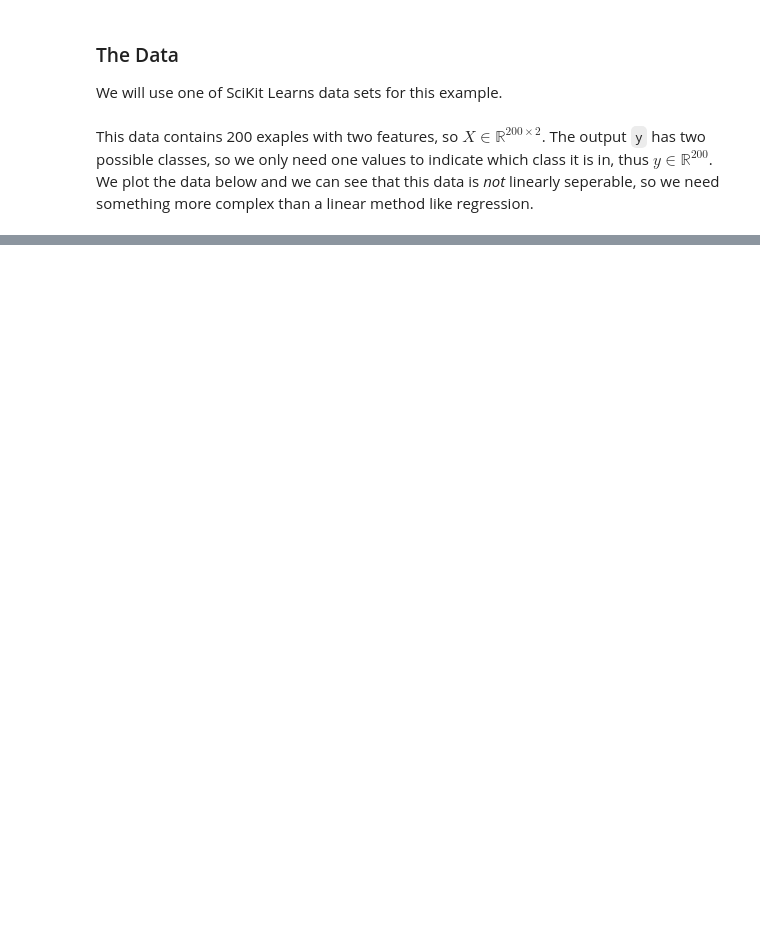
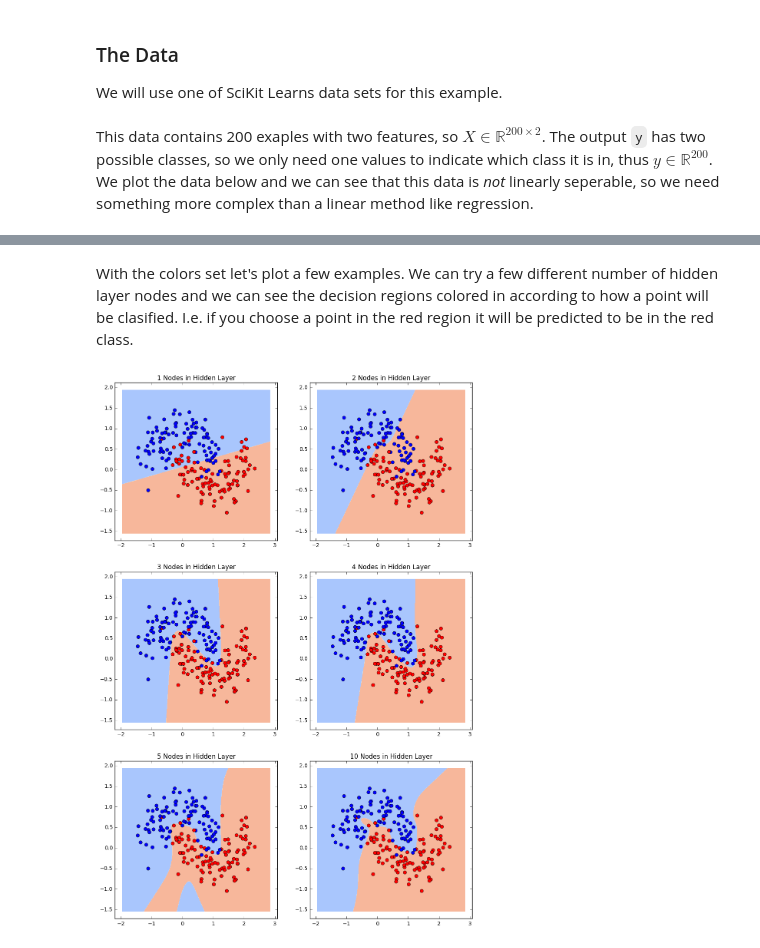
Before and after one commit to AbeNassar/Playground, a Jupyter notebook: NeuralNets/Neural Net From Scratch.ipynb, the cells around one changed output, grey strips where cells are left out. Cells and saved outputs as stored; diff of their text form; code cells hidden in the pictures; blank space fills up the shorter version.

```diff
--- a/NeuralNets/Neural Net From Scratch.ipynb
+++ b/NeuralNets/Neural Net From Scratch.ipynb
@@ -48,7 +121,6 @@ We first want to set the parameters for gradiend decent.
 # %%
-nExamples = len(X)
-nn_input_dim = 2
-nn_output_dim = 2
+nn_input_dim = 2 # one for horizontal direction, one for vertical.
+nn_output_dim = 2 # one for blue class, one for red.
 
-epsilon = 0.01    # Learning rate
-reg_lambda = 0.05 # Regulariation parameter
+epsilon = 0.01   # Learning rate
+reg_param = 0.05 # Regulariation parameter
@@ -73 +176,28 @@ def calculate_loss(model):
+# %%
+def train_model(nHiddenDim, nIterations=50000, reg_lambda=0):
+    # For a consistant example, I'll set the random seed.
+    np.random.seed(0)
+
+    # Random initialization of the model parameters
+    model = {'W1': np.random.randn(nn_input_dim, nn_hdim) / np.sqrt(nn_input_dim),
+             'b1': np.zeros((1, nn_hdim)),
+             'W2': np.random.randn(nn_hdim, nn_output_dim) / np.sqrt(nn_hdim),
+             'b2': np.zeros((1, nn_output_dim))}
+
+    # Gradient descent. For each batch...
+    for i in xrange(0, nIterations):
+
+        # Forward propagation
+        probs = forward_propagation(model, X)
+
+        # Backpropagation
+        dW1, db1, dW2, db2 = backward_propagation(model, probs, y, reg_lambda)
+
+        # Update model weights to move opposite to the gradient.
+        model["W1"] += -epsilon * dW1
+        model["b1"] += -epsilon * db1
+        model["W2"] += -epsilon * dW2
+        model["b2"] += -epsilon * db2
+
+    return model
 # %% [markdown]
@@ -178,0 +236,13 @@ plt.show()
+# %% [markdown]
+With the colors set let's plot a few examples. We can try a few different number of hidden layer nodes and we can see the decision regions colored in according to how a point will be clasified. I.e. if you choose a point in the red region it will be predicted to be in the red class.
+# %%
+plt.figure(figsize=(12, 18))
+hidden_layer_dimensions = [1, 2, 3, 4, 5, 10]
+for i, nn_hdim in enumerate(hidden_layer_dimensions):
+    plt.subplot(3, 2, i+1)
+    plt.title('%d Nodes in Hidden Layer' % nn_hdim)
+    model = train_model(nn_hdim, reg_lambda=reg_param)
+    plot_decision_boundary(lambda x: predict(model, x))
+plt.show()
+# %% [output]
+[figure, added]
```
Also changed, not shown: parts of 22 cells of this notebook.
